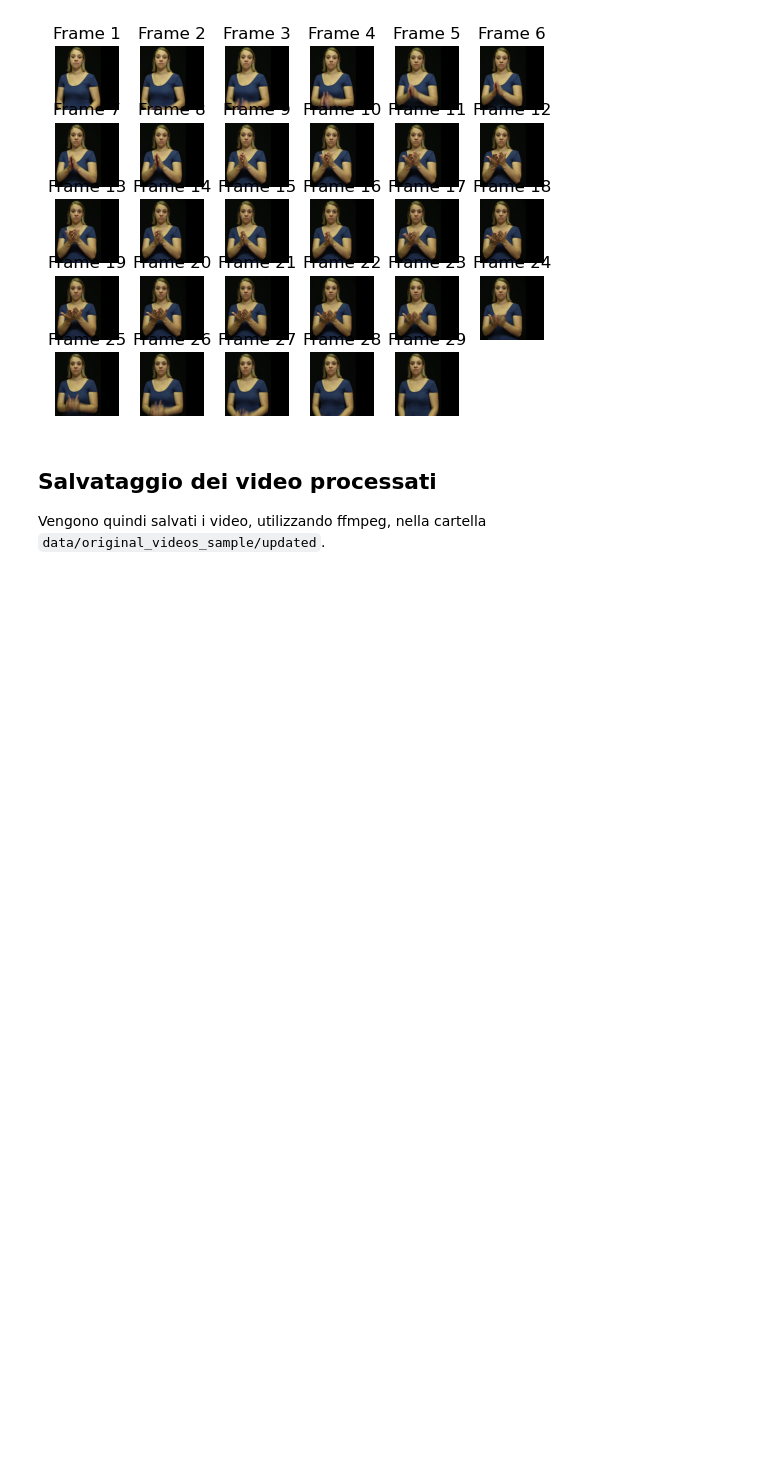
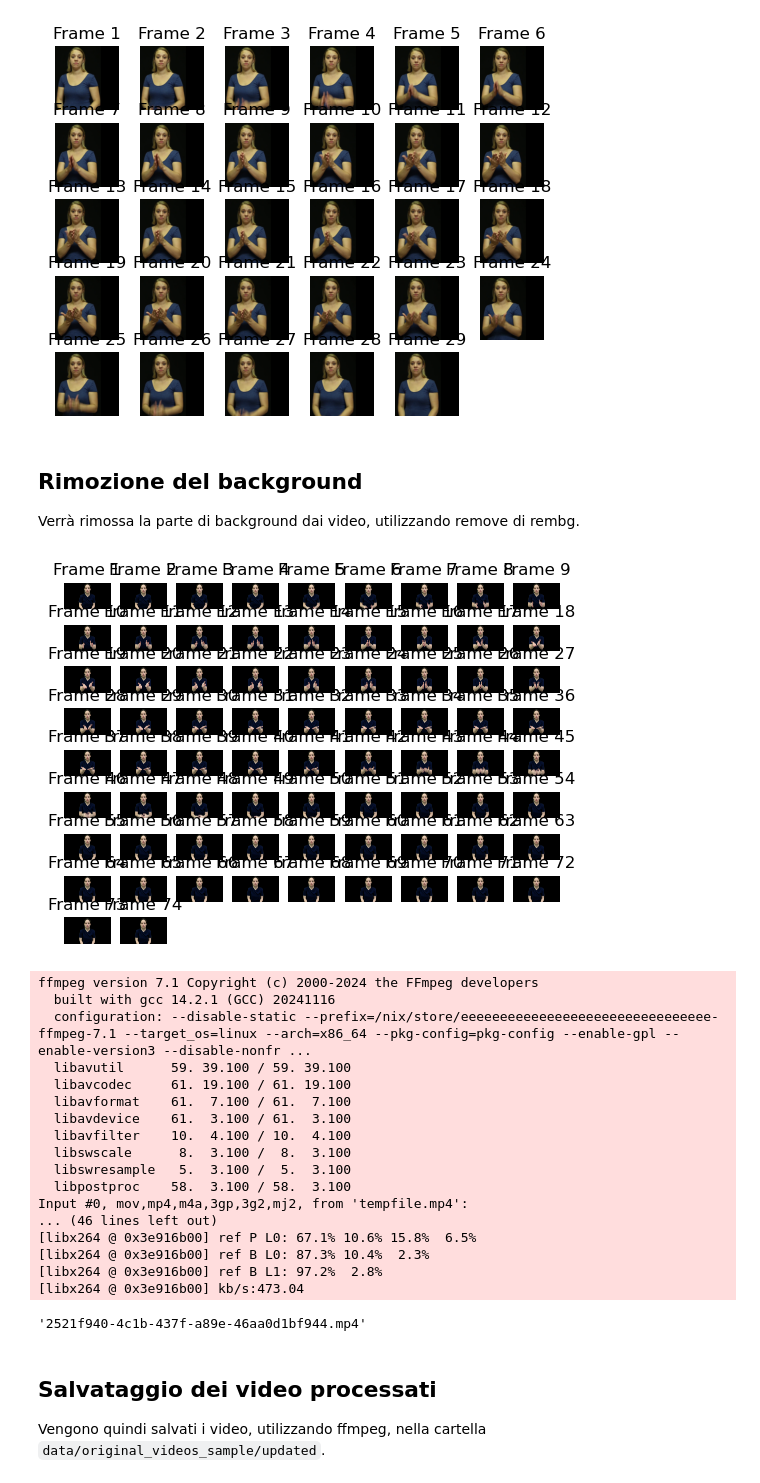
Before and after one commit to sceredi/VAR-wlals-recognition, a Jupyter notebook: data_preprocessing.ipynb, the cells around one changed output. Drawn from its saved outputs; the diff is of its cells as text; code cells hidden in the pictures; blank space fills up the shorter version.

Commit message:
chore: add remove bg to data_preprocessing

```diff
--- a/data_preprocessing.ipynb
+++ b/data_preprocessing.ipynb
@@ -50,6 +50,38 @@ video2_frames = video2_roi_extractor.extract(False)
 plot_frames(video2_frames)
 # %% [output]
 [figure]
+# %% [markdown]
+## Rimozione del background
+Verrà rimossa la parte di background dai video, utilizzando remove di rembg.
+# %%
+frames_1_no_bg = video1.get_frames(remove_bg=True)
+plot_frames(frames_1_no_bg)
+frames_1_no_bg = [cv2.cvtColor(frame, cv2.COLOR_BGR2RGB) for frame in frames_1_no_bg]
+create_mp4_video_from_frames(
+    frames_1_no_bg,
+    video1.fps,
+    f"data/original_videos_sample/no_bg/{video1.video_id}.mp4",
+)
+# %% [output]
+[figure, added]
+ffmpeg version 7.1 Copyright (c) 2000-2024 the FFmpeg developers
+  built with gcc 14.2.1 (GCC) 20241116
+  configuration: --disable-static --prefix=/nix/store/eeeeeeeeeeeeeeeeeeeeeeeeeeeeeeee-ffmpeg-7.1 --target_os=linux --arch=x86_64 --pkg-config=pkg-config --enable-gpl --enable-version3 --disable-nonfr ...
+  libavutil      59. 39.100 / 59. 39.100
+  libavcodec     61. 19.100 / 61. 19.100
+  libavformat    61.  7.100 / 61.  7.100
+  libavdevice    61.  3.100 / 61.  3.100
+  libavfilter    10.  4.100 / 10.  4.100
+  libswscale      8.  3.100 /  8.  3.100
+  libswresample   5.  3.100 /  5.  3.100
+  libpostproc    58.  3.100 / 58.  3.100
+Input #0, mov,mp4,m4a,3gp,3g2,mj2, from 'tempfile.mp4':
+... (46 lines left out)
+[libx264 @ 0x3e916b00] ref P L0: 67.1% 10.6% 15.8%  6.5%
+[libx264 @ 0x3e916b00] ref B L0: 87.3% 10.4%  2.3%
+[libx264 @ 0x3e916b00] ref B L1: 97.2%  2.8%
+[libx264 @ 0x3e916b00] kb/s:473.04
+'2521f940-4c1b-437f-a89e-46aa0d1bf944.mp4'
 # %% [markdown]
 ## Salvataggio dei video processati
 Vengono quindi salvati i video, utilizzando ffmpeg, nella cartella `data/original_videos_sample/updated`.
```
Also changed, not shown: parts of 2 cells of this notebook, 1 other file.
